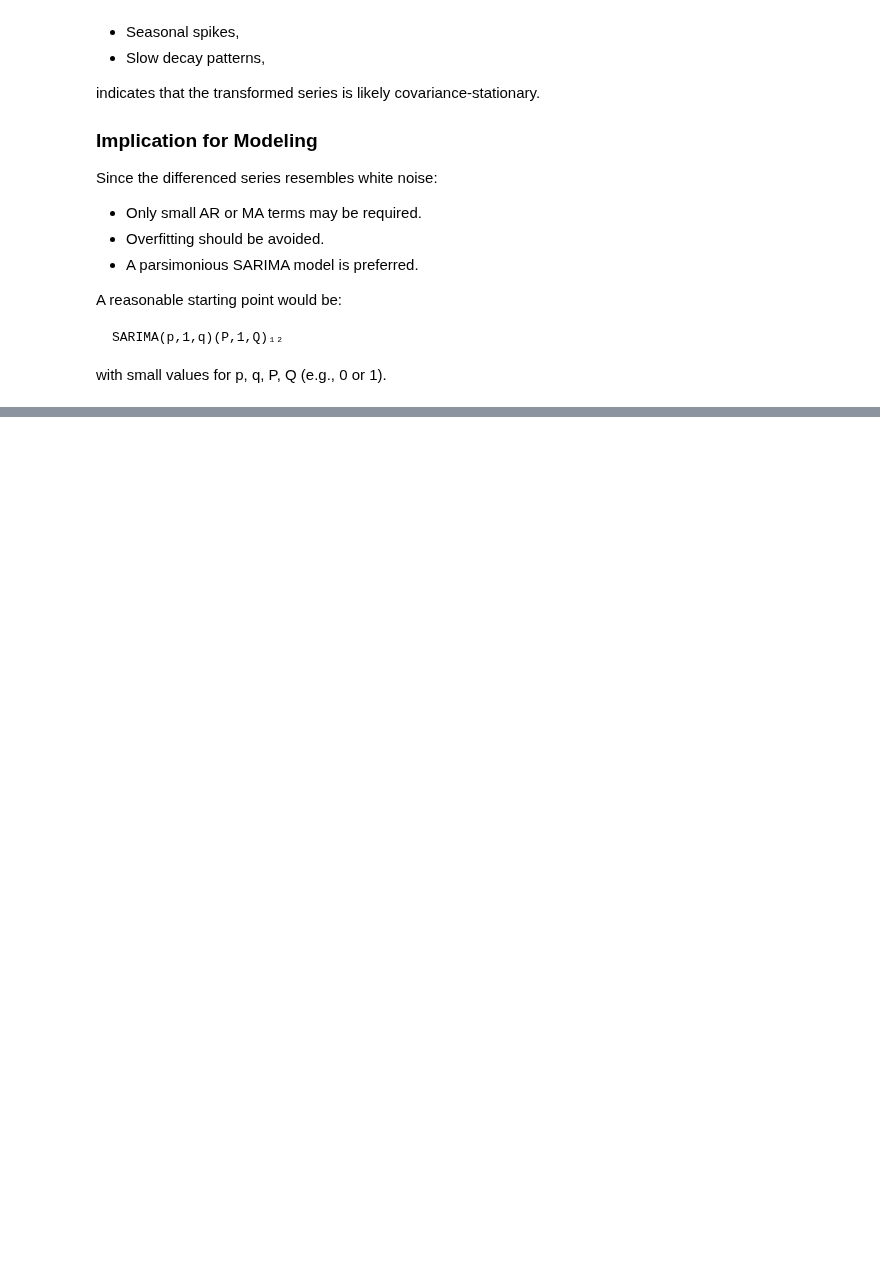
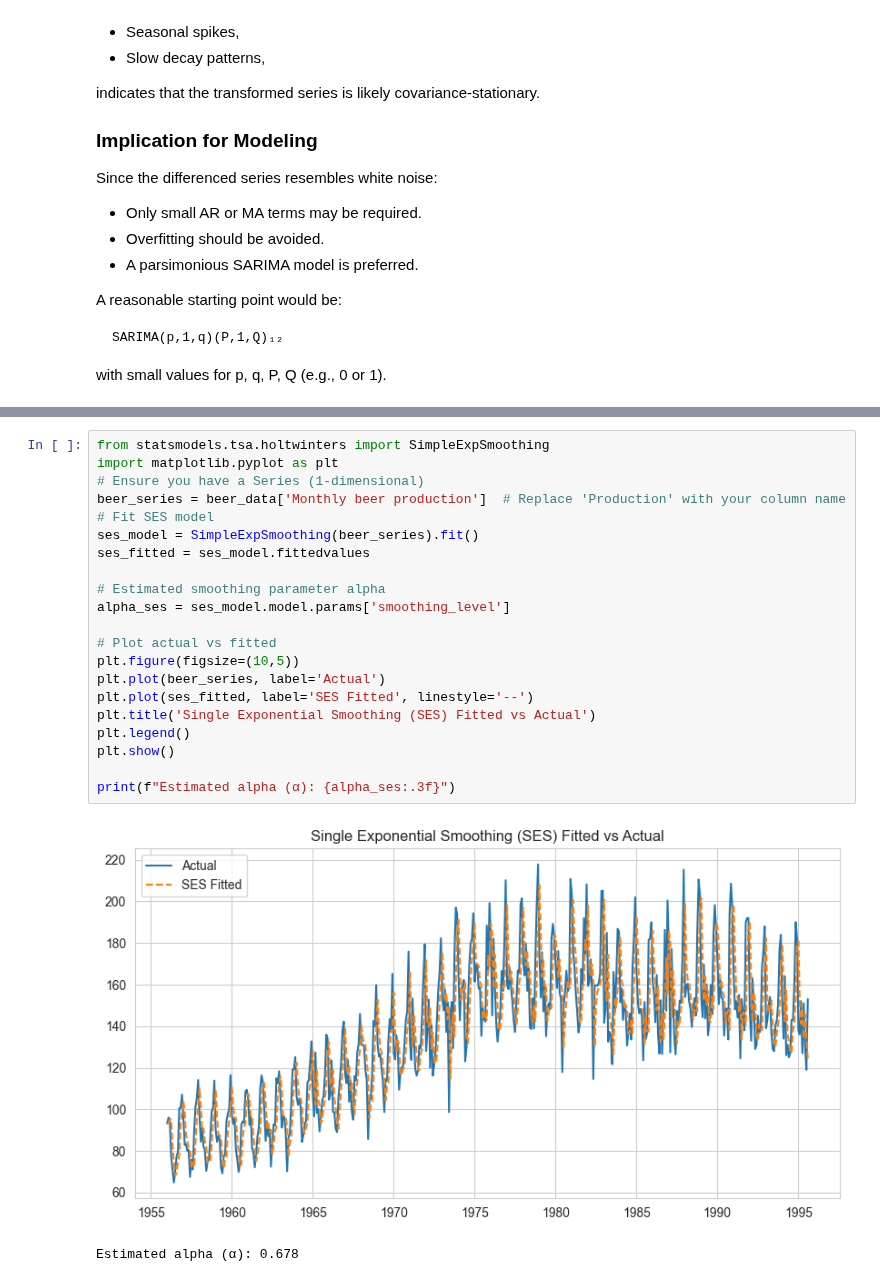
Before and after one commit to SelmahT/Time_Series_Analysis001, a Jupyter notebook: beerproduction_time_series/beerprod.ipynb, the cells around one changed output, grey strips where cells are left out. Cells and saved outputs as stored; diff of their text form; blank space fills up the shorter version.

Commit message:
Add smoothing models sections

```diff
--- a/beerproduction_time_series/beerprod.ipynb
+++ b/beerproduction_time_series/beerprod.ipynb
@@ -438,0 +528,24 @@ with small values for p, q, P, Q (e.g., 0 or 1).
+# %%
+from statsmodels.tsa.holtwinters import SimpleExpSmoothing
+import matplotlib.pyplot as plt
+# Ensure you have a Series (1-dimensional)
+beer_series = beer_data['Monthly beer production']  # Replace 'Production' with your column name
+# Fit SES model
+ses_model = SimpleExpSmoothing(beer_series).fit()
+ses_fitted = ses_model.fittedvalues
+
+# Estimated smoothing parameter alpha
+alpha_ses = ses_model.model.params['smoothing_level']
+
+# Plot actual vs fitted
+plt.figure(figsize=(10,5))
+plt.plot(beer_series, label='Actual')
+plt.plot(ses_fitted, label='SES Fitted', linestyle='--')
+plt.title('Single Exponential Smoothing (SES) Fitted vs Actual')
+plt.legend()
+plt.show()
+
+print(f"Estimated alpha (α): {alpha_ses:.3f}")
+# %% [output]
+[figure, added]
+Estimated alpha (α): 0.678
```
Also changed, not shown: parts of 15 cells of this notebook.
